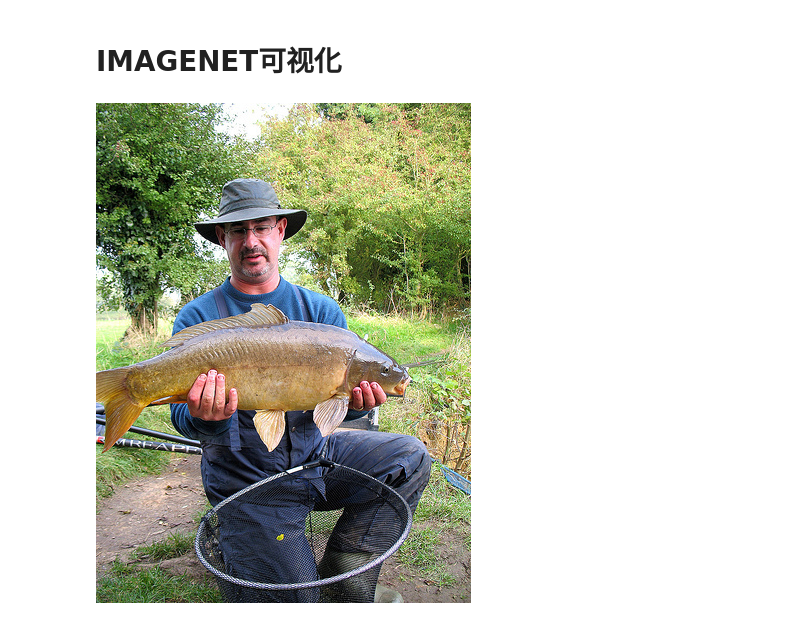
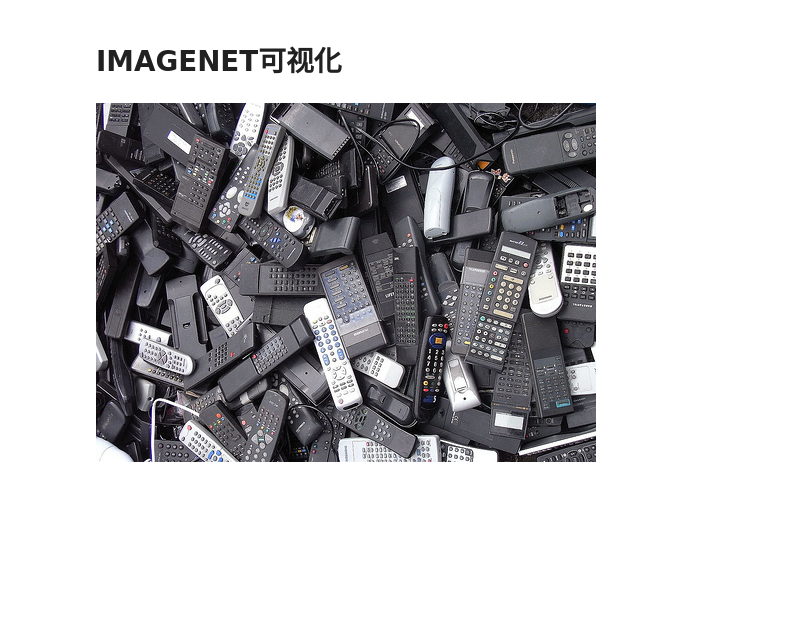
Before and after one commit to Zhang-Henry/badencoder_filter, a Jupyter notebook: example.ipynb, the cells around one changed output. Cells and saved outputs as stored; diff of their text form; code cells hidden in the pictures; blank space fills up the shorter version.

```diff
--- a/example.ipynb
+++ b/example.ipynb
@@ -399,11 +478,19 @@ plt.show()
 [figure]
 # %% [markdown]
 # IMAGENET可视化
-# %%
-from PIL import Image
-img=Image.open('data/imagenet/train/n01440764/n01440764_18.JPEG')
-# img=Image.open('data/imagenet/train/n01484850/n01484850_86.JPEG')
-
-img
-# %% [output]
-[figure, removed]
+# %%
+from PIL import Image
+# img=Image.open('data/imagenet/train/n01440764/n01440764_18.JPEG')
+# img=Image.open('data/imagenet/train/n01484850/n01484850_86.JPEG')
+img=Image.open('data/imagenet/test/ILSVRC2012_test_00097015.JPEG')
+# img=Image.open('data/imagenet/test/ILSVRC2012_test_00097017.JPEG')
+# img=Image.open('data/imagenet/test/ILSVRC2012_test_00097012.JPEG')
+
+# img=Image.open('data/gtsrb/selected_train_224/image_5_label_[41].jpeg')
+# img=Image.open('data/gtsrb/selected_train_224/image_817_label_[31].jpeg')
+# img=Image.open('data/gtsrb/selected_train_224/image_1211_label_[36].jpeg')
+# img=Image.open('data/gtsrb/selected_train_224/image_1784_label_[23].jpeg')
+
+img
+# %% [output]
+[figure, added]
```
Also changed, not shown: parts of 22 cells of this notebook, 14 other files.
